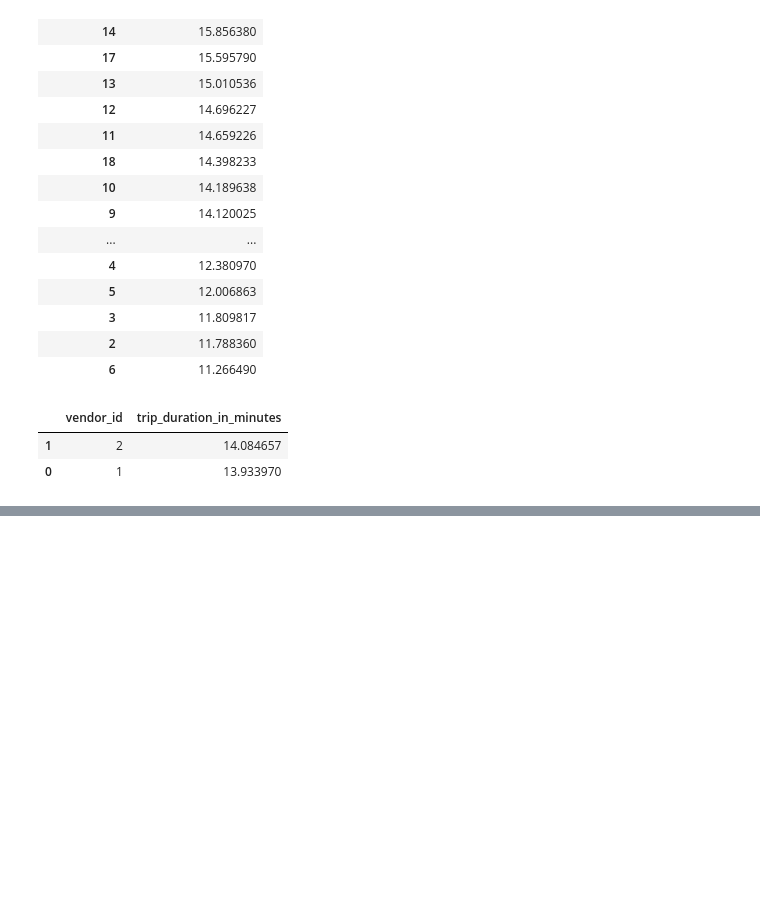
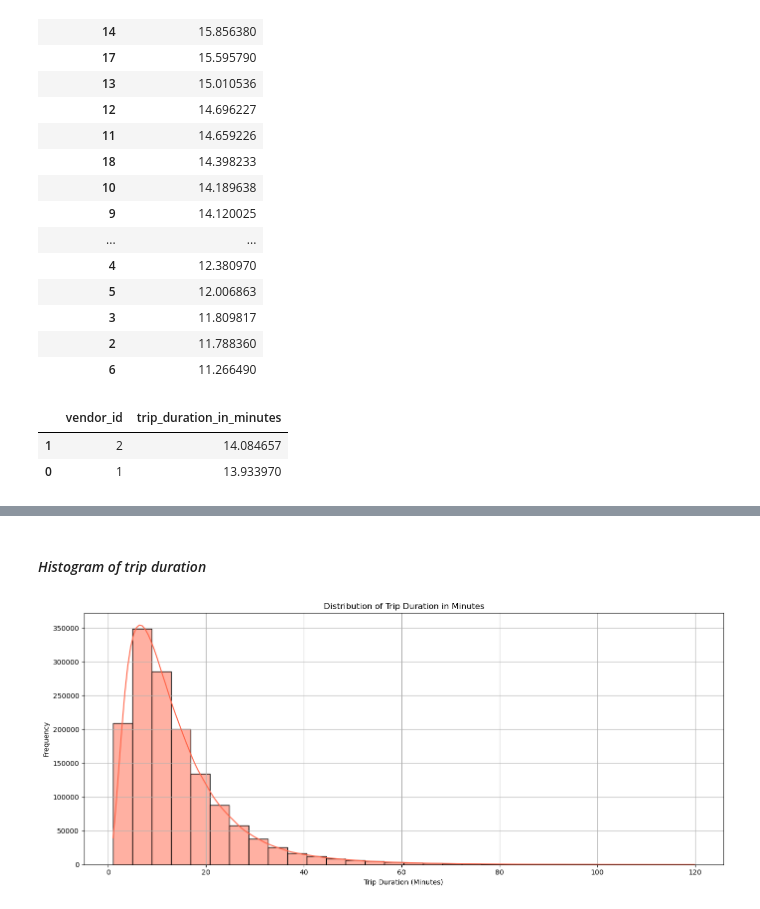
Before and after one commit to huseynaxmedov1999/Hourly-and-Daily-Pattern-Analysis-for-NYC-Taxi-Trips, a Jupyter notebook: Hourly and Daily Pattern Analysis for NYC Taxi Trips.ipynb, the cells around one changed output, grey strips where cells are left out. Saved outputs shown, nothing was run; the diff lists cells and outputs as text; code cells hidden in the pictures; blank space fills up the shorter version.

```diff
--- a/Hourly and Daily Pattern Analysis for NYC Taxi Trips.ipynb
+++ b/Hourly and Daily Pattern Analysis for NYC Taxi Trips.ipynb
@@ -222,0 +258,13 @@ new_df.groupby('vendor_id').agg({'trip_duration_in_minutes': 'mean'}).reset_inde
+# %% [markdown]
+#### *Histogram of trip duration*
+# %%
+plt.figure(figsize=(14, 6)) # Set the figure size
+sns.histplot(data=new_df, x='trip_duration_in_minutes', bins=30, kde=True, color="#FF6347") # Create a histogram with a kernel density estimate (KDE) overlay
+plt.title('Distribution of Trip Duration in Minutes') # Set the title of the plot
+plt.xlabel('Trip Duration (Minutes)') # Set the x-axis label
+plt.ylabel('Frequency') #  Set the y-axis label
+plt.grid() # Add a grid for better readability
+plt.tight_layout() # Adjust the layout to prevent overlap
+plt.show()
+# %% [output]
+[figure, added]
```
Also changed, not shown: parts of 31 cells of this notebook.
